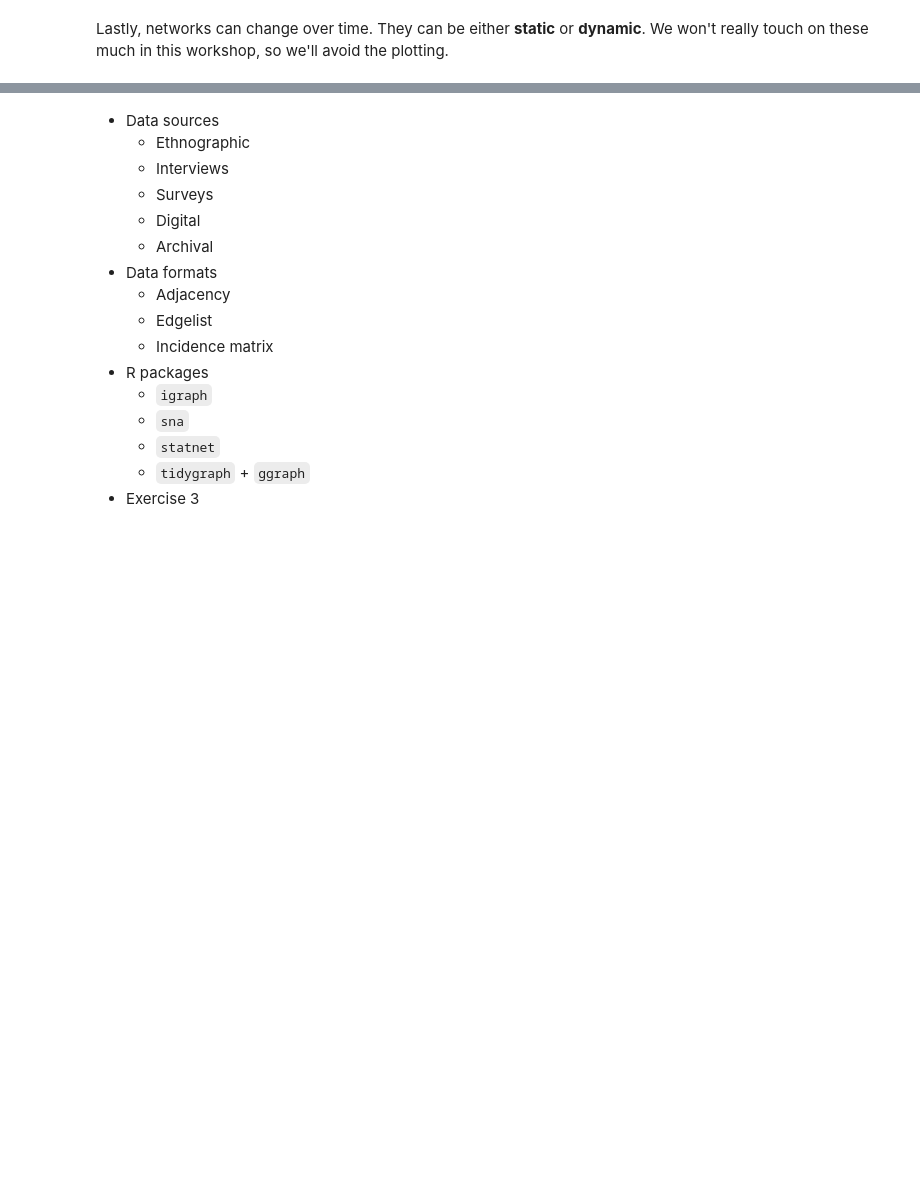
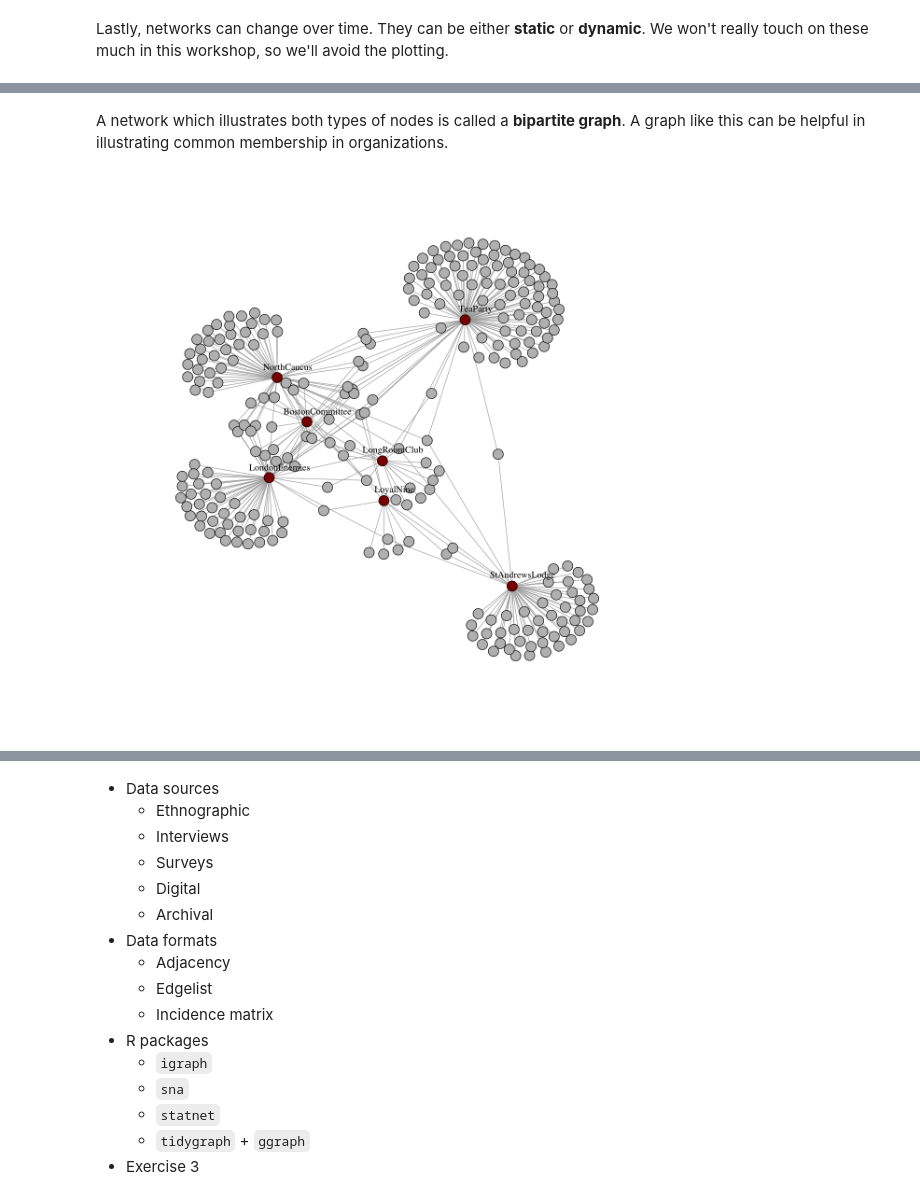
Before and after one commit to alexhanna/zurich-sna, a Jupyter notebook: Introduction to Social Network Analysis.ipynb, the cells around one changed output, grey strips where cells are left out. Saved outputs shown, nothing was run; the diff lists cells and outputs as text; code cells hidden in the pictures; blank space fills up the shorter version.

```diff
--- a/Introduction to Social Network Analysis.ipynb
+++ b/Introduction to Social Network Analysis.ipynb
@@ -155,0 +154,5 @@ Lastly, networks can change over time. They can be either **static** or **dynami
+# %%
+data.revere <- as.matrix(read.csv("data/PaulRevereAppD.csv",row.names=1))
+
+## show the first six rows
+head(data.revere)
@@ -155,0 +167,14 @@ Lastly, networks can change over time. They can be either **static** or **dynami
+# %% [markdown]
+A network which illustrates both types of nodes is called a **bipartite graph**. A graph like this can be helpful in illustrating common membership in organizations.
+# %%
+bipartite.revere <- graph.incidence(data.revere)
+options(repr.plot.width = 10, repr.plot.height = 10)
+colors <- c("gray", "dark red")
+plot(bipartite.revere,
+     vertex.color = ifelse(V(bipartite.revere)$type, colors[2], colors[1]),
+     vertex.size = 5,
+     vertex.label = ifelse(V(bipartite.revere)$type, V(bipartite.revere)$name, NA),
+     vertex.label.dist = 1,
+     vertex.label.color = "black")
+# %% [output]
+[figure, added]
```
Also changed, not shown: parts of 10 cells of this notebook, 1 other file.
